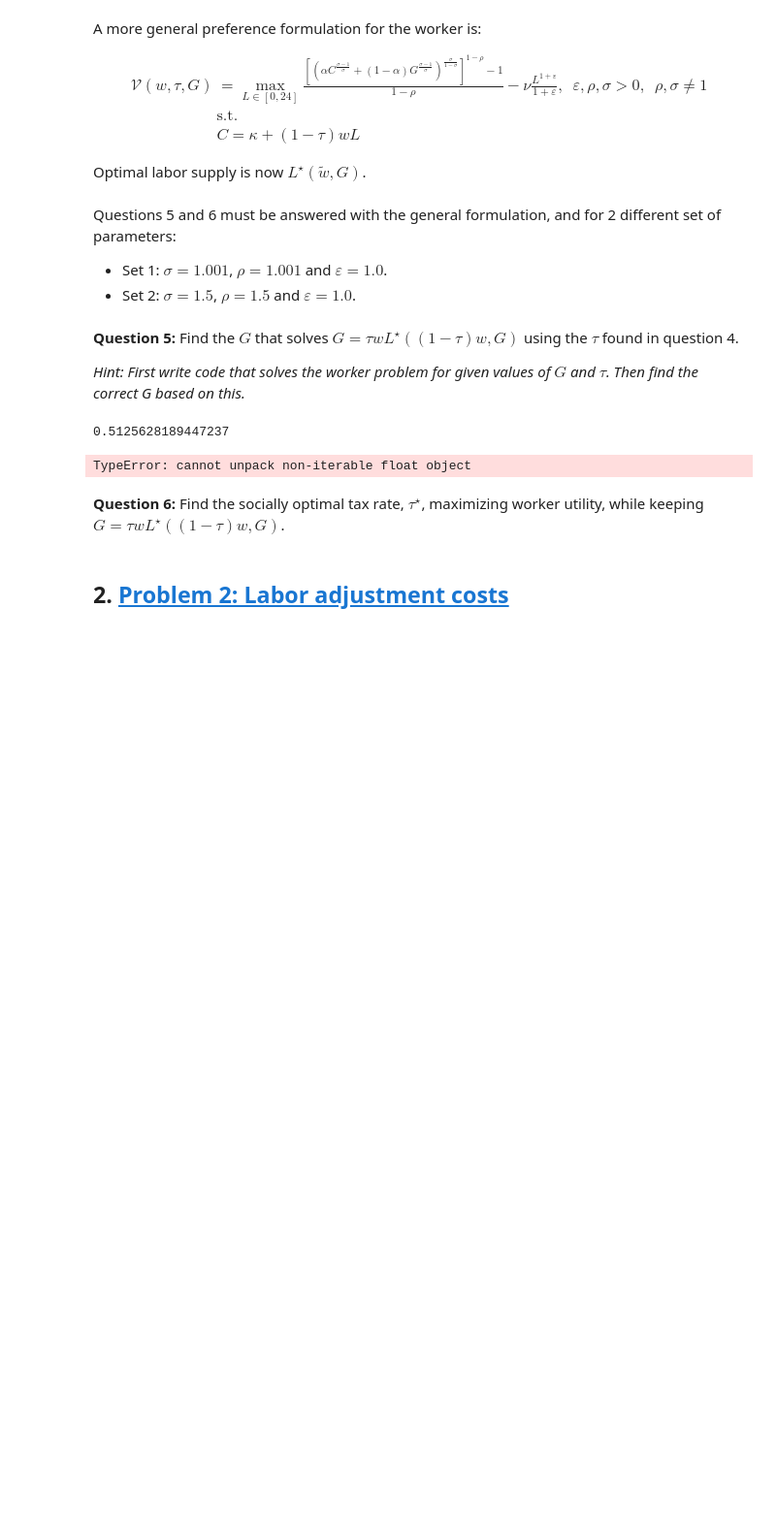
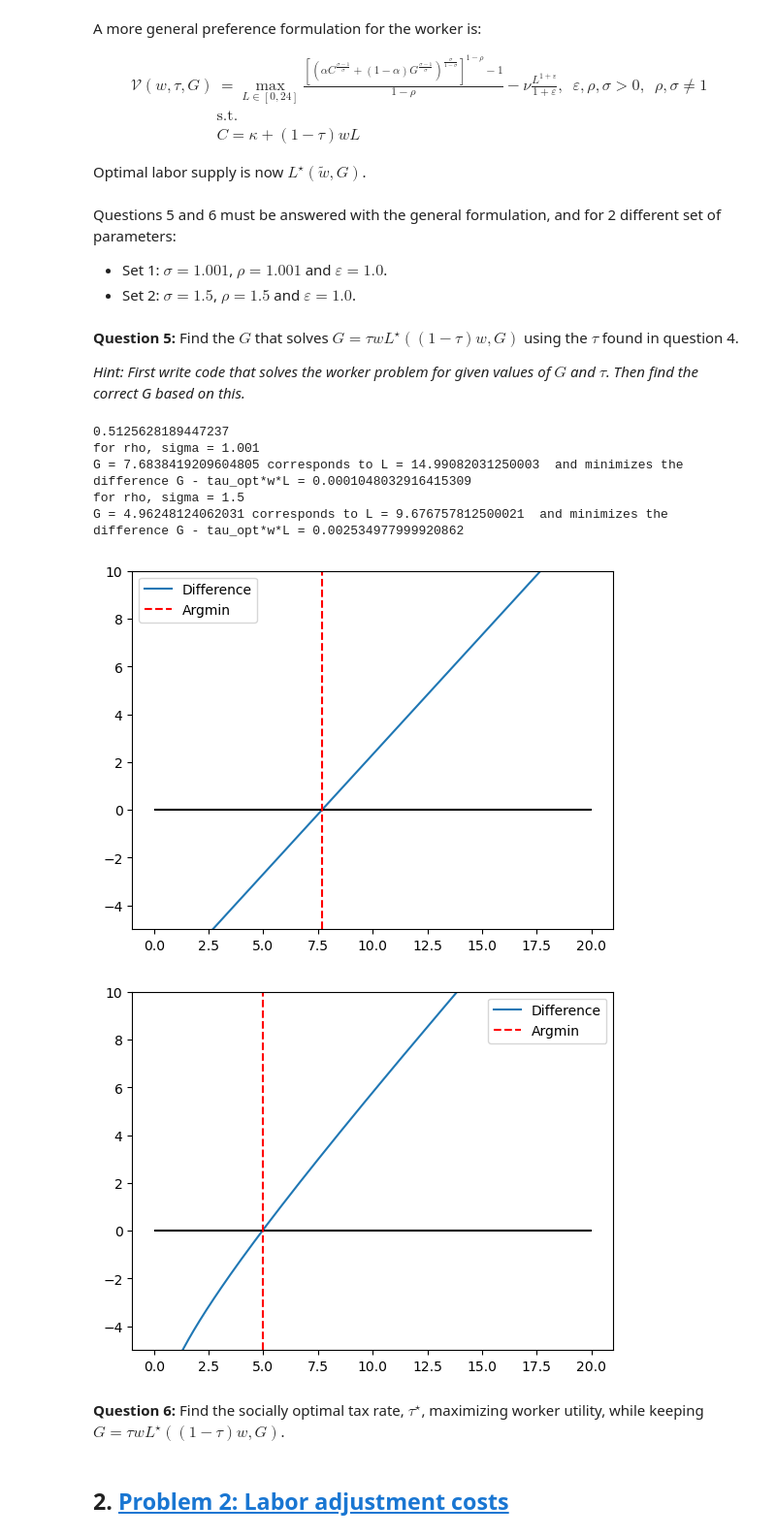
Before and after one commit to NumEconCopenhagen/projects-2023-scb, a Jupyter notebook: exam/Exam-2023-noteboob_FELIX.ipynb, the cells around one changed output. Shown at 97% size. Drawn from its saved outputs; the diff is of its cells as text; code cells hidden in the pictures; blank space fills up the shorter version.

```diff
--- a/exam/Exam-2023-noteboob_FELIX.ipynb
+++ b/exam/Exam-2023-noteboob_FELIX.ipynb
@@ -324,43 +324,48 @@ def solve_for_given_G(bl,G):
     return res
 
 
 
 def find_opt_G(bl,tau=tau_opt, do_print = False):
     Gs = np.linspace(0e-16,20,2000)
     Ls = np.empty(2000)
     diffs = np.empty(2000)
 
 
     for i, g in enumerate(Gs):
         res = solve_for_given_G(bl,g)
         Ls[i] = res.x
         diffs[i] = g - tau*bl.w*Ls[i]
 
         utility = res.fun
 
         if do_print is True: print(f'for G = {g} --> L = {Ls[i]} and diff = {diffs[i]}')
 
     return Gs, Ls, diffs, utility
 
 par_list =[1.001,1.5]
 
 for i in [0,1]:
-    bl.rho, bl.sigma = par_list[i]
+    bl.rho = par_list[i]
+    bl.sigma = par_list[i]
     Gs, Ls, diffs, utility = find_opt_G(bl)
-    print(f'for rho, sigma = {i}')
+    print(f'for rho, sigma = {bl.rho}')
     print(f'G = {Gs[np.argmin(np.abs(diffs))]} corresponds to L = {Ls[np.argmin(np.abs(diffs))]}'
       ,f' and minimizes the difference G - tau_opt*w*L = {np.min(np.abs(diffs))}')
 
-
-fig, ax = plt.subplots(1,1)
-ax.plot(Gs, diffs, label = 'Difference')
-ax.hlines(0, xmin=0, xmax=20, colors='black')
-ax.vlines(Gs[np.argmin(np.abs(diffs))], ymin=-5, ymax=16, linestyles="--", colors='red', label='Argmin')
-ax.set_ylim(-5,10)
-ax.legend()
+    fig, ax = plt.subplots(1,1)
+    ax.plot(Gs, diffs, label = 'Difference')
+    ax.hlines(0, xmin=0, xmax=20, colors='black')
+    ax.vlines(Gs[np.argmin(np.abs(diffs))], ymin=-5, ymax=16, linestyles="--", colors='red', label='Argmin')
+    ax.set_ylim(-5,10)
+    ax.legend()
 # %% [output]
 0.5125628189447237
+for rho, sigma = 1.001
+G = 7.6838419209604805 corresponds to L = 14.99082031250003  and minimizes the difference G - tau_opt*w*L = 0.0001048032916415309
+for rho, sigma = 1.5
+G = 4.96248124062031 corresponds to L = 9.676757812500021  and minimizes the difference G - tau_opt*w*L = 0.002534977999920862
-TypeError: cannot unpack non-iterable float object
+[figure, added]
+[figure, added]
 # %% [markdown]
 **Question 6:** Find the socially optimal tax rate, $\tau^{\star}$, maximizing worker utility, while keeping $G = \tau w L^{\star}((1-\tau)w,G)$.
 # %%
```
